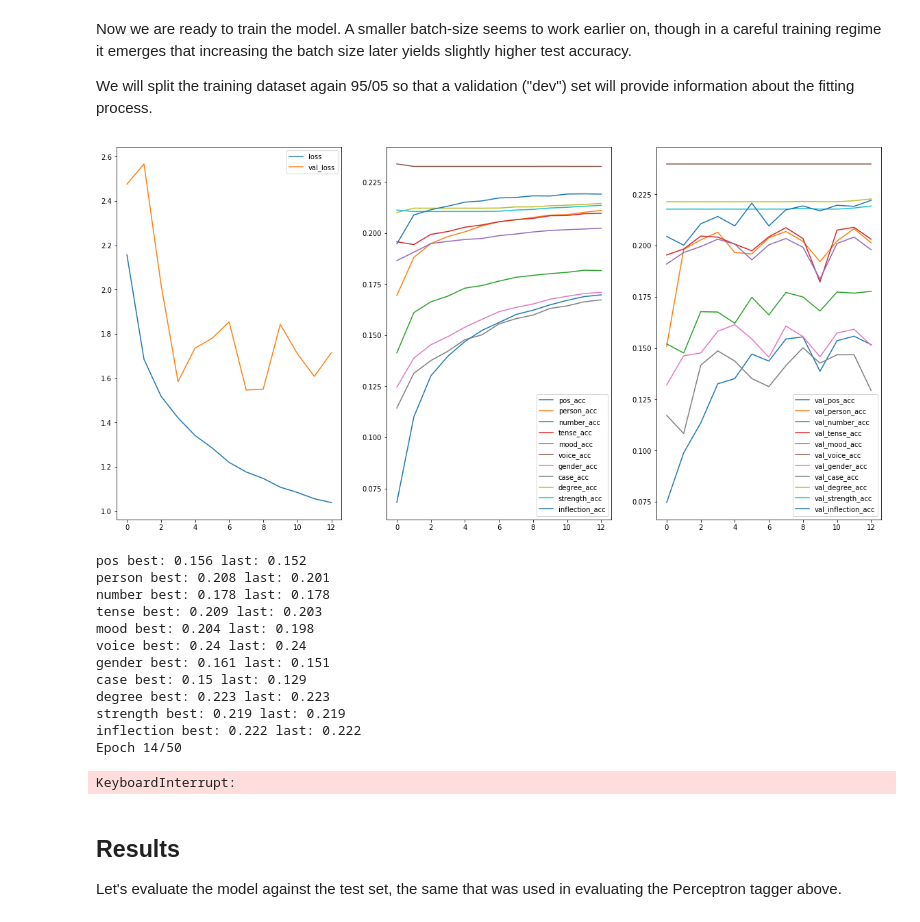
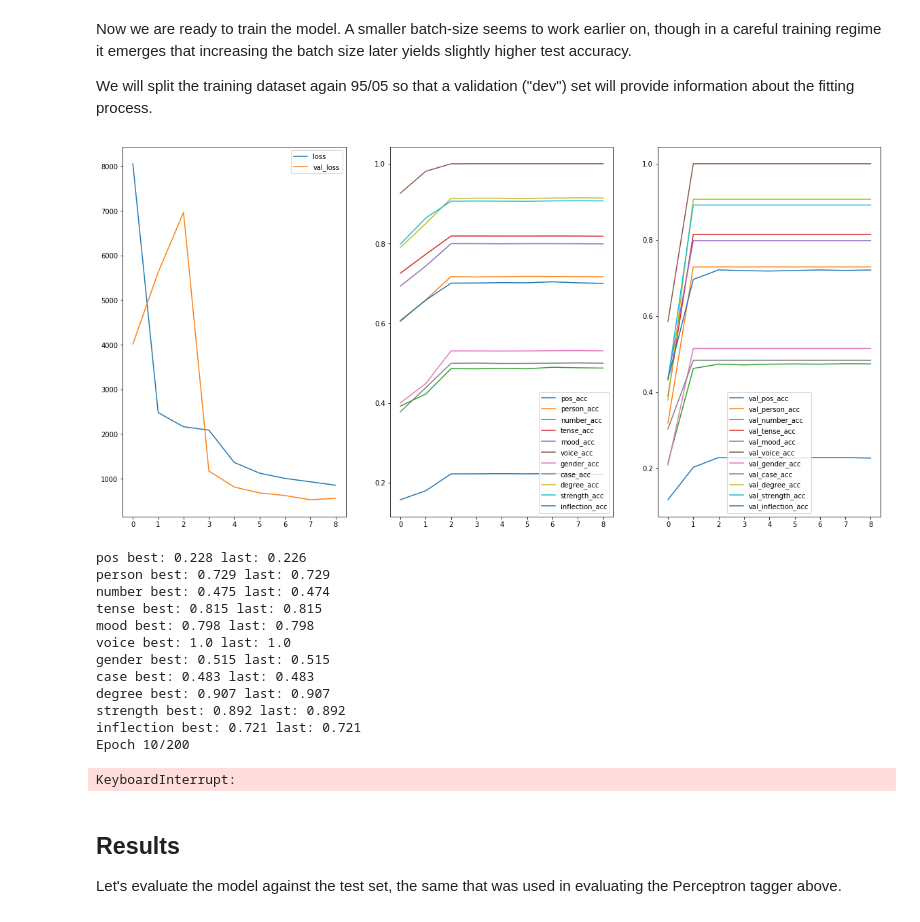
Before and after one commit to cltk/ang_models_cltk, a Jupyter notebook: notebooks/Morphological Analysis Attention.ipynb, the cells around one changed output. Cells and saved outputs as stored; diff of their text form; code cells hidden in the pictures.

```diff
--- a/notebooks/Morphological Analysis Attention.ipynb
+++ b/notebooks/Morphological Analysis Attention.ipynb
@@ -218,14 +269,18 @@ def positionwise_feedforward(d_model, d_ff):
 
     return model
 # %%
+from keras.initializers import Zeros, Ones
+
 def make_transformer(
     word_vectors,
     max_sent_len,
     morpho_sizes,
     morpho_names,
+    num_layers,
     h = 8,
     d_model=256,
-    d_ff = 512):
+    d_ff = 512,
+    dropout_rate = 0.1):
 
     d_k = d_model // h
     d_v = d_k
@@ -241,29 +296,30 @@ def make_transformer(
 
     word_input = Input(shape=(max_sent_len,), dtype='float32')
     word_vectors = word_embed(word_input)
-    word_vectors = layers.Dense(d_model)(word_vectors)
+    word_vectors = project_2d(d_model)(word_vectors)
+    word_vectors = layers.Dropout(dropout_rate)(word_vectors)
 
     # add the positional encodings to the word vectors
-    positional_encodings = positional_encoding(max_sent_len, d_model)
-    word_pos_vectors = layers.Lambda(lambda x: np.add(x, positional_encodings))(word_vectors)
+    #positional_encodings = positional_encoding(max_sent_len, d_model)
+    #word_pos_vectors = layers.Lambda(lambda x: np.add(x, positional_encodings))(word_vectors)
 
-    prev_vectors = word_pos_vectors
+    prev_vectors = word_vectors
 
-    for _ in range(6):
-        q = k = v = prev_v
+    for _ in range(num_layers):
+        q = k = v = prev_vectors
 
         attended = multi_headed_attention(q, k, v, d_model, h, d_k, d_v)
-        attended = layers.BatchNormalization()(layers.add([attended, word_pos_vectors]))
-        ff = positionwise_feedforward(d_model, d_ff)(attended)
+        attended = layers.Dropout(dropout_rate)(attended)
+        attended = layers.BatchNormalization()(layers.add([attended, prev_vectors]))
+        ff = feedforward(d_model, d_ff)(attended)
+        ff = layers.Dropout(dropout_rate)(ff)
         ff = layers.BatchNormalization()(layers.add([attended, ff]))
 
-    out = layers.Dense(d_model, activation='relu')(ff)
-    out = layers.Dropout(0.2)(out)
-    out = layers.Dense(d_model, activation='relu')(out)
-    out = layers.Dropout(0.2)(out)
+        prev_vectors = ff
+
+    out = ff
 
     outputs = [layers.Dense(morpho_size, activation='softmax', name=morpho_names[i])(out) for i, morpho_size in enumerate(morpho_sizes)]
-
 
     model = Model(word_input, outputs)
 
@@ -276,7 +332,8 @@ K.clear_session()
 m1 = make_transformer(vectors,
                       max_sent_len,
                       [y.shape[2] for y in Y],
-                      feature_names)
+                      feature_names,
+                     num_layers=3, dropout_rate=0.13)
 m1.summary()
 # %% [output]
 __________________________________________________________________________________________________
@@ -356,24 +364,26 @@ Now we are ready to train the model.  A smaller batch-size seems to work earlier
 
 We will split the training dataset again 95/05 so that a validation ("dev") set will provide information about the fitting process.
 # %%
-history = m1.fit(X2_train, [y for y in Y],
-                 batch_size=16, epochs=50,
+idx = list(range(len(X)))
+np.random.shuffle(idx)
+history = m1.fit(X2_train[idx], [y[idx] for y in Y],
+                 batch_size=16, epochs=200,
                  callbacks=[plot_losses],
                  validation_split = 0.05)
 # %% [output]
-[figure, old version]
+[figure, new version]
-pos best: 0.156 last: 0.152
-person best: 0.208 last: 0.201
-number best: 0.178 last: 0.178
-tense best: 0.209 last: 0.203
-mood best: 0.204 last: 0.198
-voice best: 0.24 last: 0.24
-gender best: 0.161 last: 0.151
-case best: 0.15 last: 0.129
-degree best: 0.223 last: 0.223
-strength best: 0.219 last: 0.219
-inflection best: 0.222 last: 0.222
-Epoch 14/50
+pos best: 0.228 last: 0.226
+person best: 0.729 last: 0.729
+number best: 0.475 last: 0.474
+tense best: 0.815 last: 0.815
+mood best: 0.798 last: 0.798
+voice best: 1.0 last: 1.0
+gender best: 0.515 last: 0.515
+case best: 0.483 last: 0.483
+degree best: 0.907 last: 0.907
+strength best: 0.892 last: 0.892
+inflection best: 0.721 last: 0.721
+Epoch 10/200
 KeyboardInterrupt:
 # %% [markdown]
 ## Results
```
Also changed, not shown: parts of 9 cells of this notebook.
